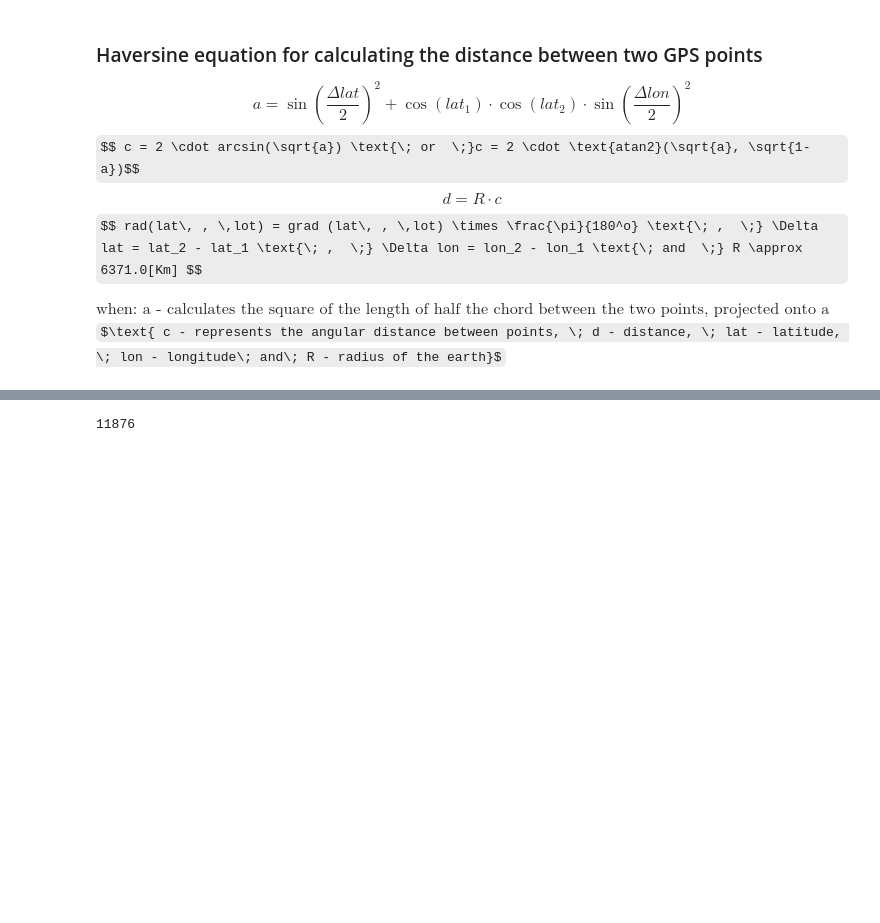
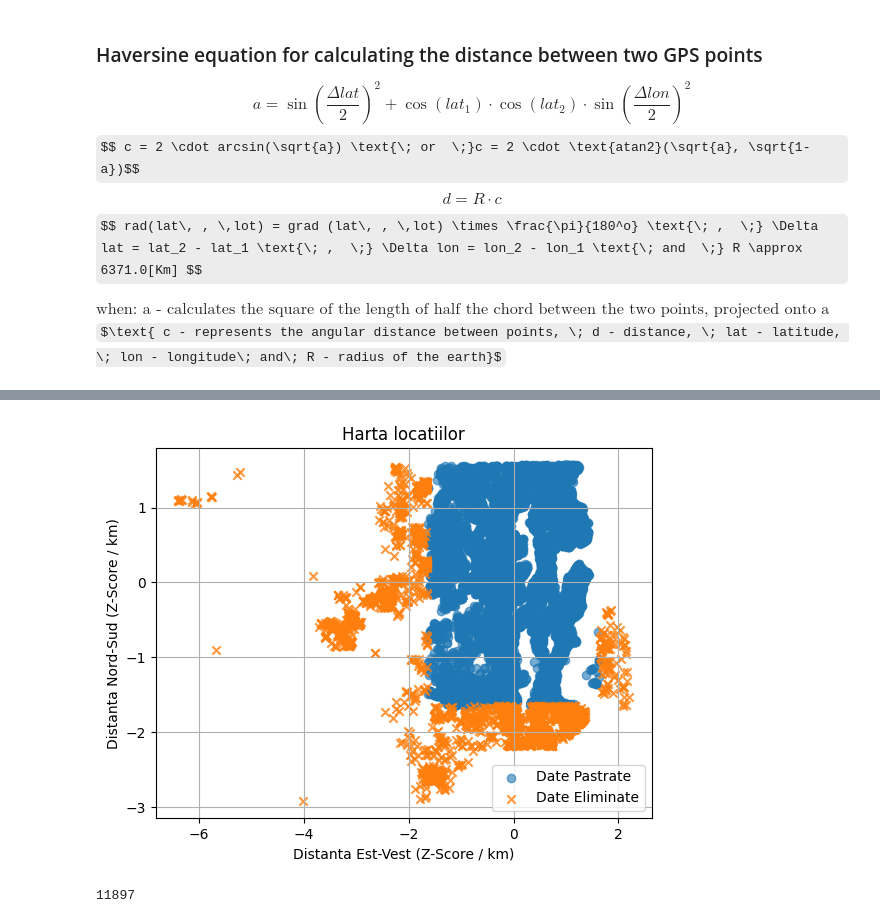
Before and after one commit to tot-alin/zero-to-ml-hero, a Jupyter notebook: 1 Create_Dataset.ipynb, the cells around one changed output, grey strips where cells are left out. Drawn from its saved outputs; the diff is of its cells as text; code cells hidden in the pictures; some formulas as TeX source; blank space fills up the shorter version.

```diff
--- a/1 Create_Dataset.ipynb
+++ b/1 Create_Dataset.ipynb
@@ -185,4 +208,40 @@ def def_lim_z(limit_z, data_in):
+# %%
+# Plot harta
+X = distance_xy[:, 0]  # Distanța Est-Vest (Longitude)
+Y = distance_xy[:, 1]  # Distanța Nord-Sud (Latitude)
+
+# Separarea punctelor in funcție de masca de outlieri definită anterior
+X_clean = X[~outlier_mask]
+Y_clean = Y[~outlier_mask]
+X_outliers = X[outlier_mask]
+Y_outliers = Y[outlier_mask]
+
+# Plot
+plt.scatter(X_clean, Y_clean, alpha=0.6, label='Date Pastrate')
+plt.scatter(X_outliers,Y_outliers, alpha=0.8, marker='x', label='Date Eliminate')
+plt.title('Harta locatiilor')
+plt.xlabel('Distanta Est-Vest (Z-Score / km)')
+plt.ylabel('Distanta Nord-Sud (Z-Score / km)')
+plt.legend()
+plt.grid()
+plt.show()
+# %% [output]
+[figure, added]
 # %%
+# the function implements limits for examples to be removed
+
+# defines Z-score limits for features
+def def_lim_z(limit_z, data_in):
+
+    list_out = []
+    _,_,z = z_score(data_in)
+    for i in range(z.shape[0]):
+        if z[i] <= -limit_z or z[i] >= limit_z :
+            list_out.append(i)
+    return z, list_out
+
+
+
 # create list on problematic lines
 
 
@@ -230,7 +289,7 @@ list_out.extend(z_sqft_lot_living_list_out)
 
 print(len(set(list_out)))
 # %% [output]
-11876
+11897
 # %%
 # delete problematic lines from clean_data
 for i in set(list_out):
```
Also changed, not shown: parts of 14 cells of this notebook, 2 other files.
